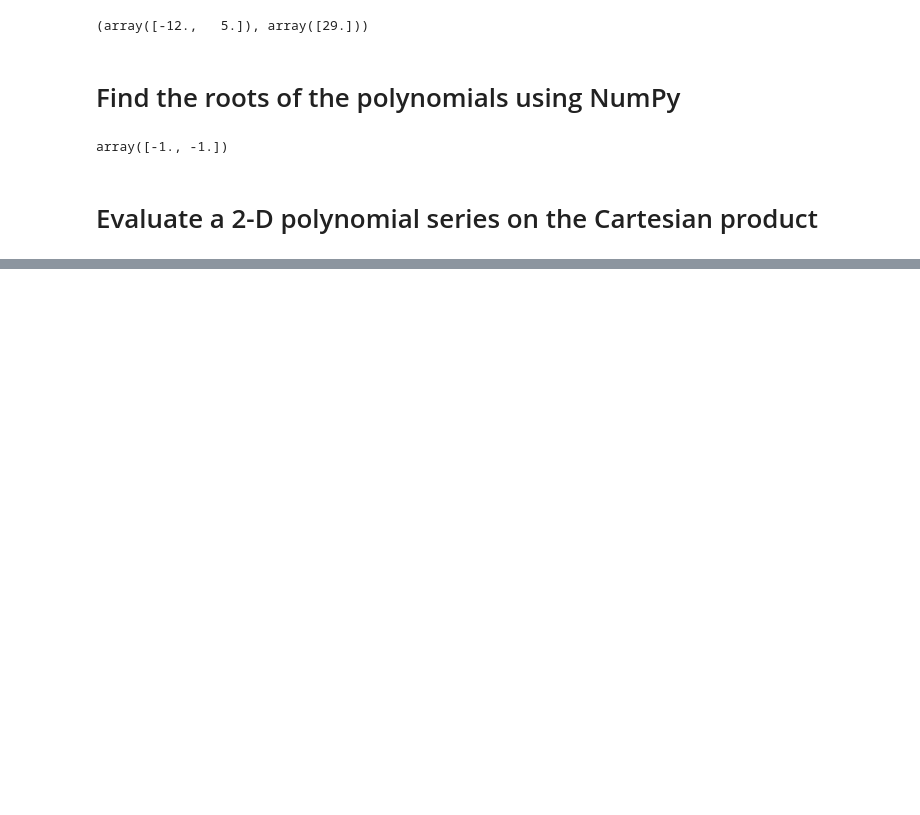
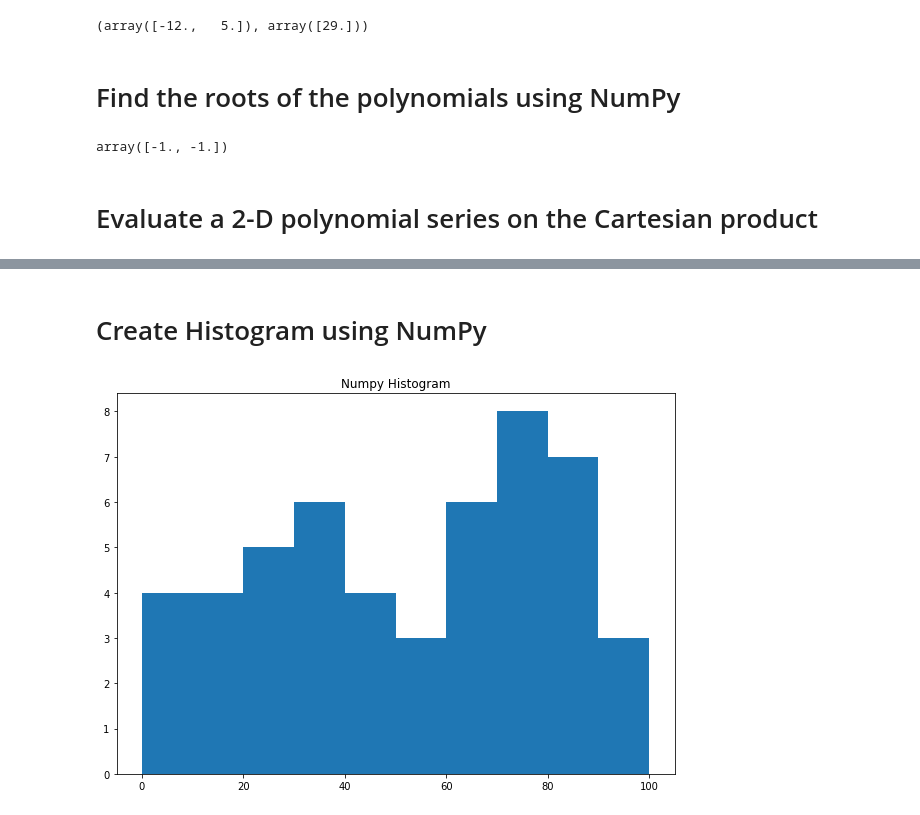
Before and after one commit to gvma/deep-learning-ufal, a Jupyter notebook: numpy_tutorial/notebook.ipynb, the cells around one changed output, grey strips where cells are left out. Drawn from its saved outputs; the diff is of its cells as text; code cells hidden in the pictures; blank space fills up the shorter version.

```diff
--- a/numpy_tutorial/notebook.ipynb
+++ b/numpy_tutorial/notebook.ipynb
@@ -1094,0 +1340,16 @@ polygrid2d([7, 9], [8, 10], c)
+# %% [markdown]
+# Create Histogram using NumPy
+# %%
+# a = np.random.randint(100, size =(50))
+# np.histogram(a, bins = [0, 10, 20, 30, 40, 50, 60, 70, 80, 90, 100])
+# hist, bins = np.histogram(a, bins = [0, 10, 20, 30, 40, 50, 60, 70, 80, 90, 100])
+# print(hist)
+# print(bins)
+
+a = np.random.randint(100, size =(50))
+fig = plt.figure(figsize =(10, 7))
+plt.hist(a, bins = [0, 10, 20, 30, 40, 50, 60, 70, 80, 90, 100])
+plt.title("Numpy Histogram")
+plt.show()
+# %% [output]
+[figure, added]
```
Also changed, not shown: parts of 44 cells of this notebook.
